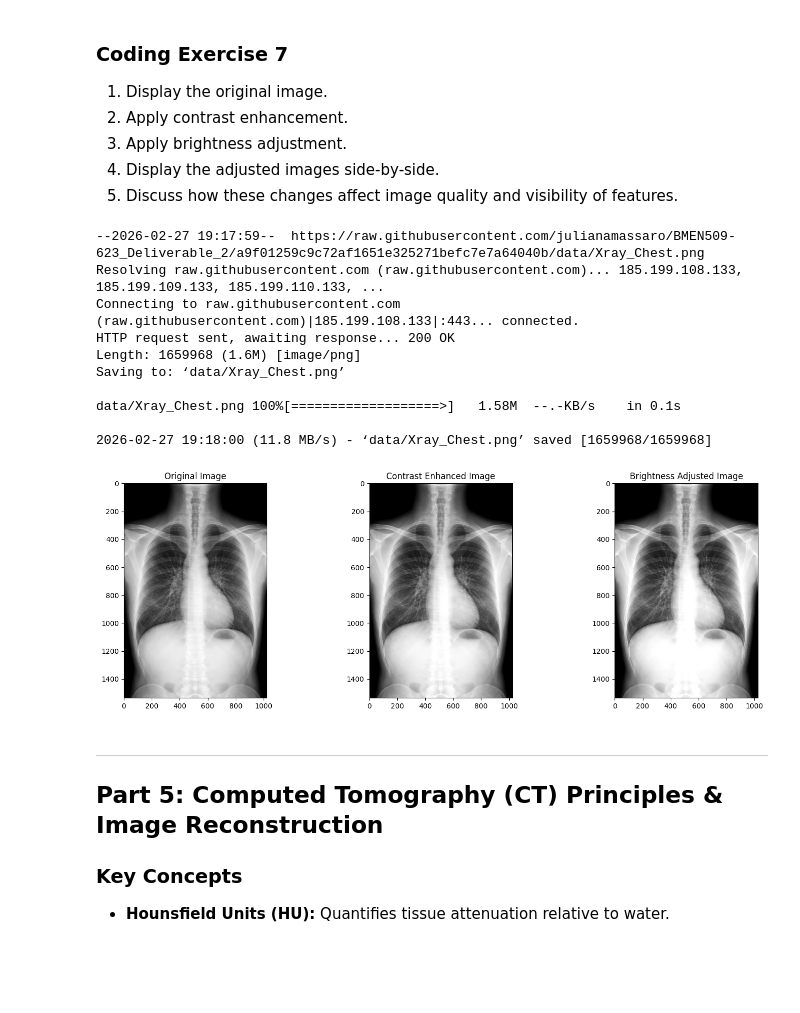
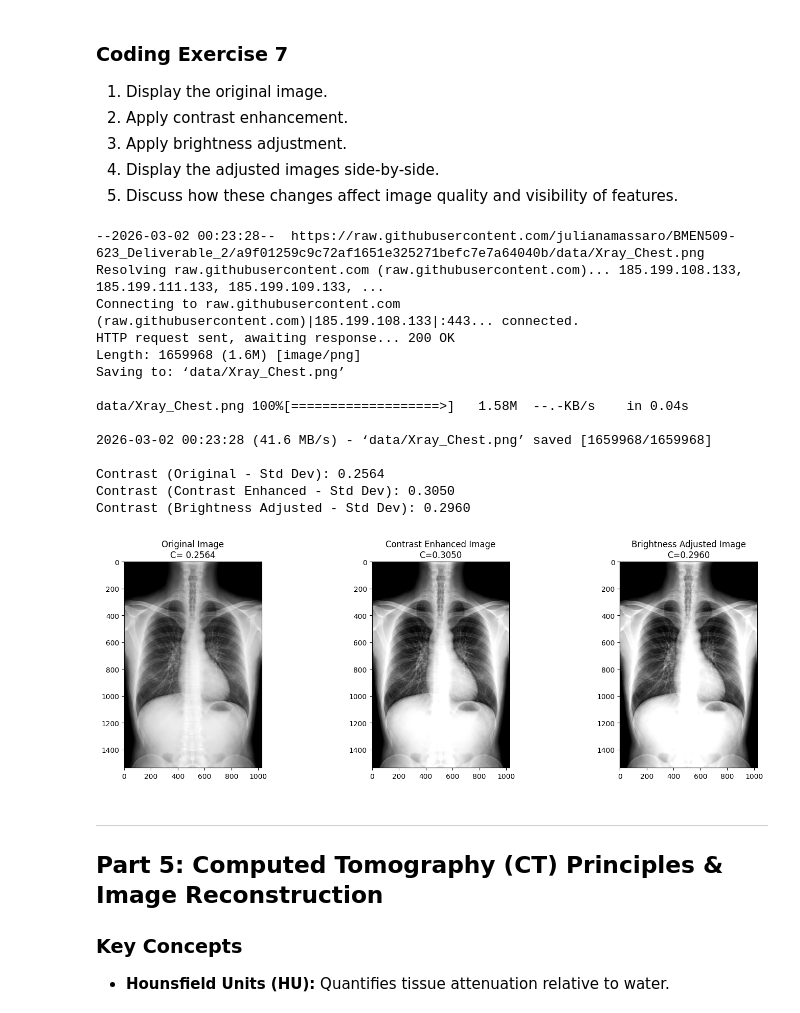
Before and after one commit to julianamassaro/BMEN509-623_Deliverable_2, a Jupyter notebook: deliverable-02-starter.ipynb, the cells around one changed output. Drawn from its saved outputs; the diff is of its cells as text; code cells hidden in the pictures; blank space fills up the shorter version.

```diff
--- a/deliverable-02-starter.ipynb
+++ b/deliverable-02-starter.ipynb
@@ -634,6 +746,7 @@ plt.show()
 from PIL import Image
 
 import os
+
 if not os.path.exists('data'):
     os.makedirs('data')
 
@@ -641,49 +754,71 @@ if not os.path.exists('data'):
 img = Image.open('data/Xray_Chest.png').convert('L')
 I = np.asarray(img).astype(np.float32)
 
+I_norm = (I - I.min()) / (I.max() - I.min() + 1e-6)
+
 # TODO: Apply contrast enhancement
-p2, p98 = np.percentile(I, (2, 98))
-I_contrast = np.clip((I - p2)/ (p98 - p2 + 1e-6), 0, 1)
+p15, p90 = np.percentile(I, (15, 90))
+I_contrast = np.clip((I - p15)/ (p90 - p15 + 1e-6), 0, 1)
 
 # TODO: Apply brightness adjustment
 I_brightness = 0.05
 I_adjusted = np.clip(I_contrast + I_brightness, 0, 1)
 
+
+mask = I_norm > 0.05
+def compute_contrast_std(img_array, mask):
+  vals = img_array[mask]
+  if len(vals) == 0:
+    return 0.0
+  return np.std(vals)
+
+contrast_original = compute_contrast_std(I_norm, mask)
+contrast_enhanced = compute_contrast_std(I_contrast, mask)
+contrast_adjusted = compute_contrast_std(I_adjusted, mask)
+
+print(f"Contrast (Original - Std Dev): {contrast_original:.4f}")
+print(f"Contrast (Contrast Enhanced - Std Dev): {contrast_enhanced:.4f}")
+print(f"Contrast (Brightness Adjusted - Std Dev): {contrast_adjusted:.4f}")
+
 # TODO: Display the original and adjusted images
 fig, axes = plt.subplots(1, 3, figsize=(15, 5))
-axes[0].imshow(I, cmap='gray')
-axes[0].set_title('Original Image')
+axes[0].imshow(I_norm, cmap='gray') # Display I_norm as 'original' for consistency
+axes[0].set_title(f'Original Image\nC= {contrast_original:.4f}')
 
 axes[1].imshow(I_contrast, cmap='gray')
-axes[1].set_title('Contrast Enhanced Image')
+axes[1].set_title(f'Contrast Enhanced Image\nC={contrast_enhanced:.4f}')
 
 axes[2].imshow(I_adjusted, cmap='gray')
-axes[2].set_title('Brightness Adjusted Image')
+axes[2].set_title(f'Brightness Adjusted Image\nC={contrast_adjusted:.4f}')
 
 plt.tight_layout()
 plt.show()
 
 # TODO: Discuss the effects below
 
 # contrast enhancement improved the visualization of the lung border markings
 # and soft tissue boundary by expanding the meaningful intensity range.
 # brightness adjustment uniformly increased the intensity of the pixels -
 # improving visibility in darker regions but at the cost of partial saturation
 # in structures that were already bright to begin with like the diaphragm.
 # these effects correlate with the trade-off between enhancing visibility
 # and preservation of the dynamic range.
 # %% [output]
---2026-02-27 19:17:59--  https://raw.githubusercontent.com/julianamassaro/BMEN509-623_Deliverable_2/a9f01259c9c72af1651e325271befc7e7a64040b/data/Xray_Chest.png
-Resolving raw.githubusercontent.com (raw.githubusercontent.com)... 185.199.108.133, 185.199.109.133, 185.199.110.133, ...
+--2026-03-02 00:23:28--  https://raw.githubusercontent.com/julianamassaro/BMEN509-623_Deliverable_2/a9f01259c9c72af1651e325271befc7e7a64040b/data/Xray_Chest.png
+Resolving raw.githubusercontent.com (raw.githubusercontent.com)... 185.199.108.133, 185.199.111.133, 185.199.109.133, ...
 Connecting to raw.githubusercontent.com (raw.githubusercontent.com)|185.199.108.133|:443... connected.
 HTTP request sent, awaiting response... 200 OK
 Length: 1659968 (1.6M) [image/png]
 Saving to: ‘data/Xray_Chest.png’
 
-data/Xray_Chest.png 100%[===================>]   1.58M  --.-KB/s    in 0.1s
+data/Xray_Chest.png 100%[===================>]   1.58M  --.-KB/s    in 0.04s
 
-2026-02-27 19:18:00 (11.8 MB/s) - ‘data/Xray_Chest.png’ saved [1659968/1659968]
+2026-03-02 00:23:28 (41.6 MB/s) - ‘data/Xray_Chest.png’ saved [1659968/1659968]
+
+Contrast (Original - Std Dev): 0.2564
+Contrast (Contrast Enhanced - Std Dev): 0.3050
+Contrast (Brightness Adjusted - Std Dev): 0.2960
-[figure, old version]
+[figure, new version]
 # %% [markdown]
 ---
 
```
Also changed, not shown: parts of 5 cells of this notebook.
